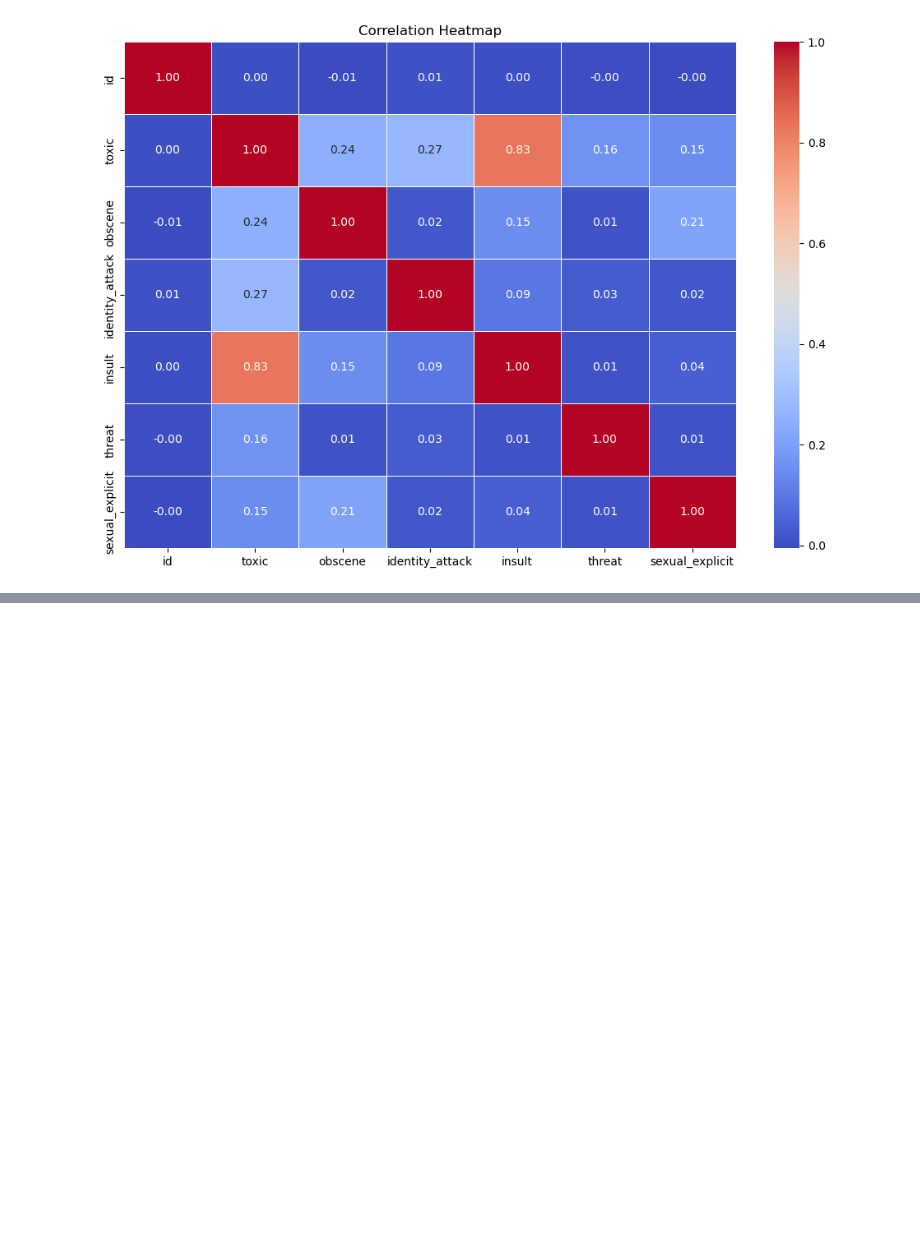
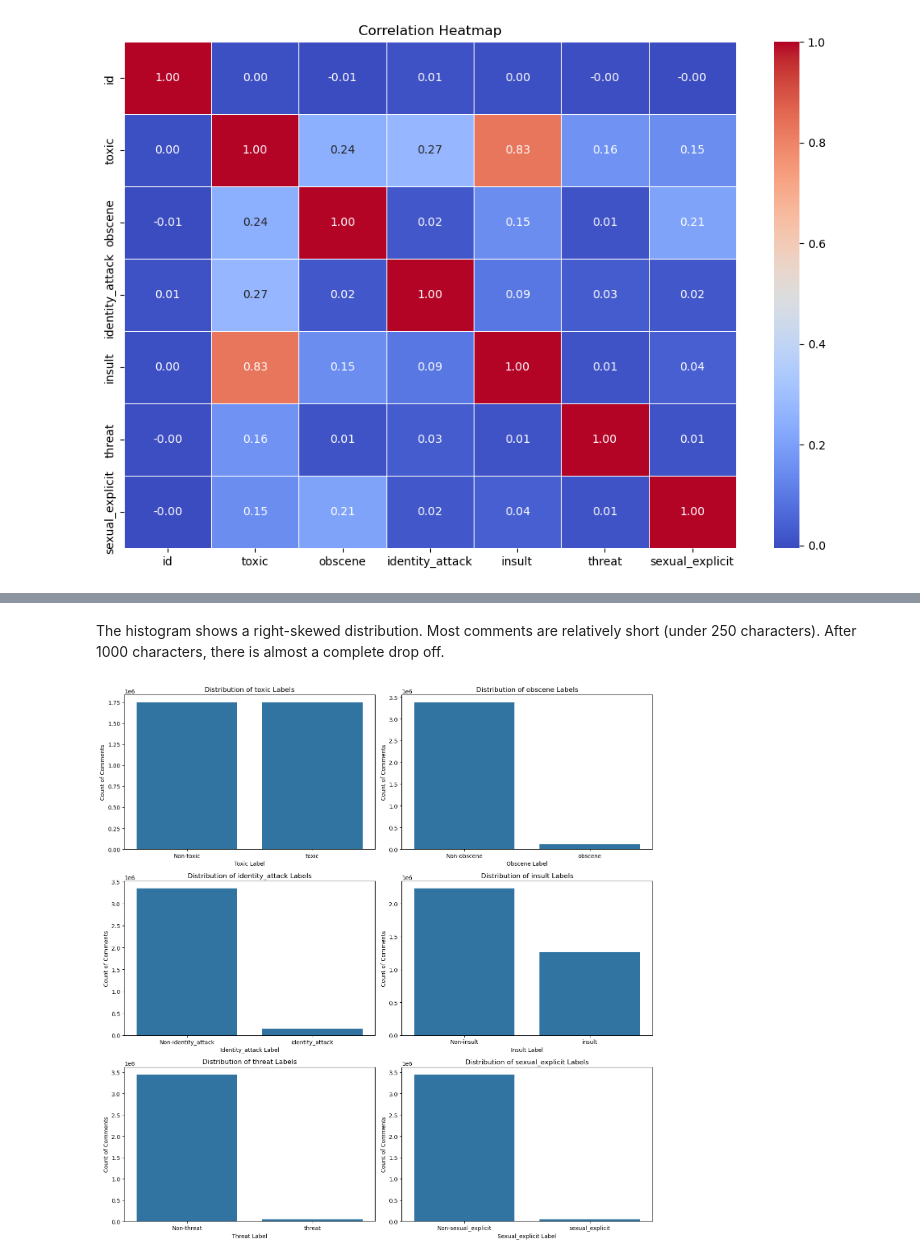
Before and after one commit to thexuanngu/toxicity, a Jupyter notebook: ms3.ipynb, the cells around one changed output, grey strips where cells are left out. Cells and saved outputs as stored; diff of their text form; code cells hidden in the pictures; blank space fills up the shorter version.

```diff
--- a/ms3.ipynb
+++ b/ms3.ipynb
@@ -269,0 +158,20 @@ In this milestone, we focused on understanding our data and subsetting our datas
+# %% [markdown]
+The histogram shows a right-skewed distribution. Most comments are relatively short (under 250 characters). After 1000 characters, there is almost a complete drop off.
+# %%
+# Other distributions
+toxicity_labels = ['toxic', 'obscene', 'identity_attack', 'insult', 'threat', 'sexual_explicit']
+
+fig, axes = plt.subplots(3, 2, figsize=(14, 14))
+axes = axes.flatten()
+
+for i, label in enumerate(toxicity_labels):
+    sns.countplot(x=label, data=df_balanced, ax=axes[i])
+    axes[i].set_title(f"Distribution of {label} Labels")
+    axes[i].set_xlabel(f"{label.capitalize()} Label")
+    axes[i].set_ylabel("Count of Comments")
+    axes[i].set_xticklabels(['Non-' + label, label])
+
+plt.tight_layout()
+plt.show()
+# %% [output]
+[figure, added]
```
Also changed, not shown: parts of 48 cells of this notebook.
